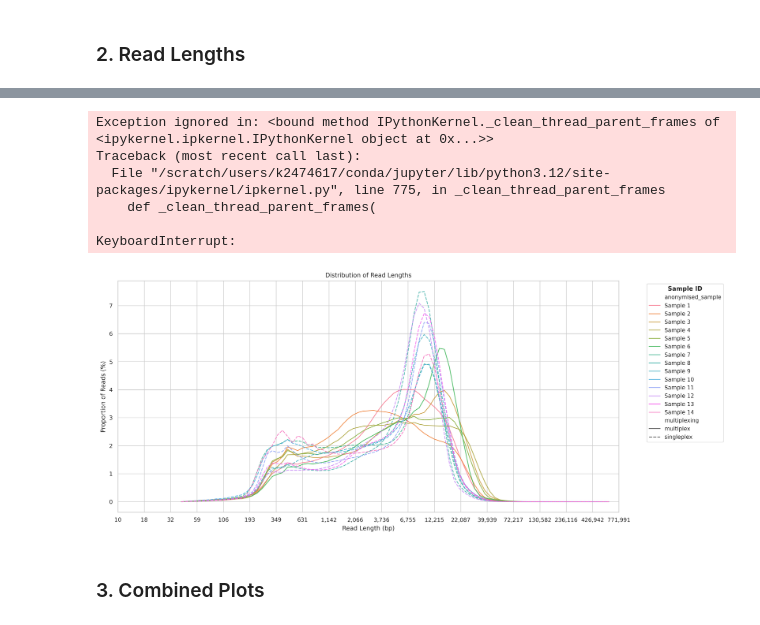
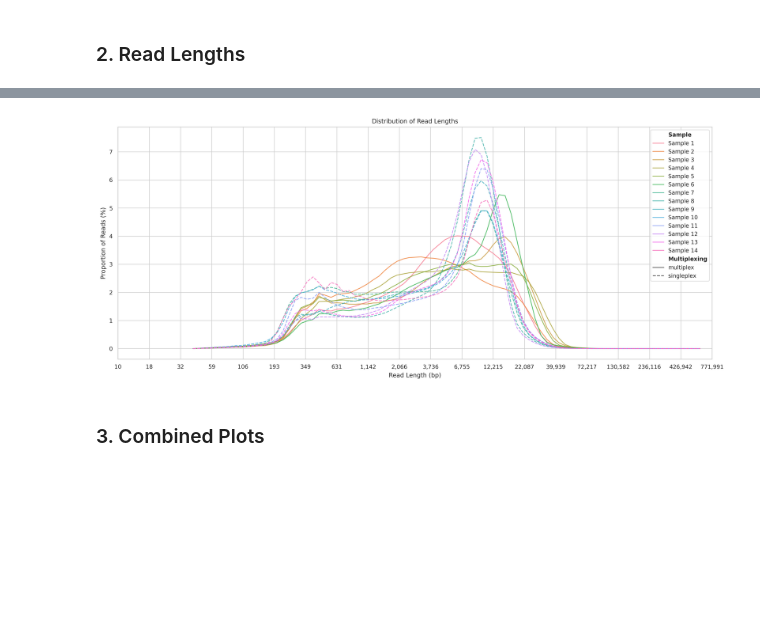
Before and after one commit to KHP-Informatics/ont-benchmark, a Jupyter notebook: ont-benchmark.ipynb, the cells around one changed output, grey strips where cells are left out. Saved outputs shown, nothing was run; the diff lists cells and outputs as text; code cells hidden in the pictures; blank space fills up the shorter version.

Commit message:
Update ont-benchmark notebook
Updated formatting of read length distribution plot.

```diff
--- a/ont-benchmark.ipynb
+++ b/ont-benchmark.ipynb
@@ -1094,12 +1092,20 @@ def plot_read_length_distribution(
             .sort("sample_num")
         )
 
+        plot_data = filtered_dist.to_pandas()
+        plot_data = plot_data.rename(
+            columns={
+                "multiplexing": r"$\mathbf{Multiplexing}$",
+                "anonymised_sample": r"$\mathbf{Sample}$",
+            }
+        )
+
         sns.lineplot(
-            data=filtered_dist,
+            data=plot_data,
             x="bin_center",
             y="percentage",
-            hue="anonymised_sample",
-            style="multiplexing",
+            hue=r"$\mathbf{Sample}$",
+            style=r"$\mathbf{Multiplexing}$",
             alpha=line_alpha,
             ax=ax,
         )
@@ -1114,46 +1120,34 @@ def plot_read_length_distribution(
             np.log10(x_min), np.log10(max_length), num=num_ticks
         )
         ax.set_xticks(tick_positions)
         ax.set_xticklabels([f"{int(tick):,}" for tick in tick_positions])
 
         # Set axis limits
         ax.set_xlim(left=x_min, right=max_length)
-
-        # Adjust legend
-        legend = ax.legend(
-            title="Sample ID", bbox_to_anchor=(1.05, 1), loc="upper left"
-        )
-        legend.get_title().set_fontweight("bold")
 
         if gs is None:
             plt.tight_layout()
             return fig
         return None
 
     except Exception as e:
         logger.error(f"Error plotting read length distribution: {str(e)}")
         raise
 
 
 nanoplot_aligned_metrics = load_nanoplot_data(np_aligned_bams_dir, nanoplot_qc_metrics)
 processed_read_length_data = process_nanoplot_data(
     nanoplot_aligned_metrics, nanoplot_qc_metrics
 )
 max_read_length = processed_read_length_data.select(pl.col("lengths").max()).item()
 read_length_distribution = calculate_read_length_distribution(
     processed_read_length_data
 )
 read_length_dist_plot = plot_read_length_distribution(
     read_length_distribution, max_read_length
 )
 # %% [output]
-Exception ignored in: <bound method IPythonKernel._clean_thread_parent_frames of <ipykernel.ipkernel.IPythonKernel object at 0x...>>
-Traceback (most recent call last):
-  File "/scratch/users/k2474617/conda/jupyter/lib/python3.12/site-packages/ipykernel/ipkernel.py", line 775, in _clean_thread_parent_frames
-    def _clean_thread_parent_frames(
-
-KeyboardInterrupt:
-[figure, old version]
+[figure, new version]
 # %%
 def format_number(num):
     return f"{num:,.2f}"
```
Also changed, not shown: parts of 2 cells of this notebook.
